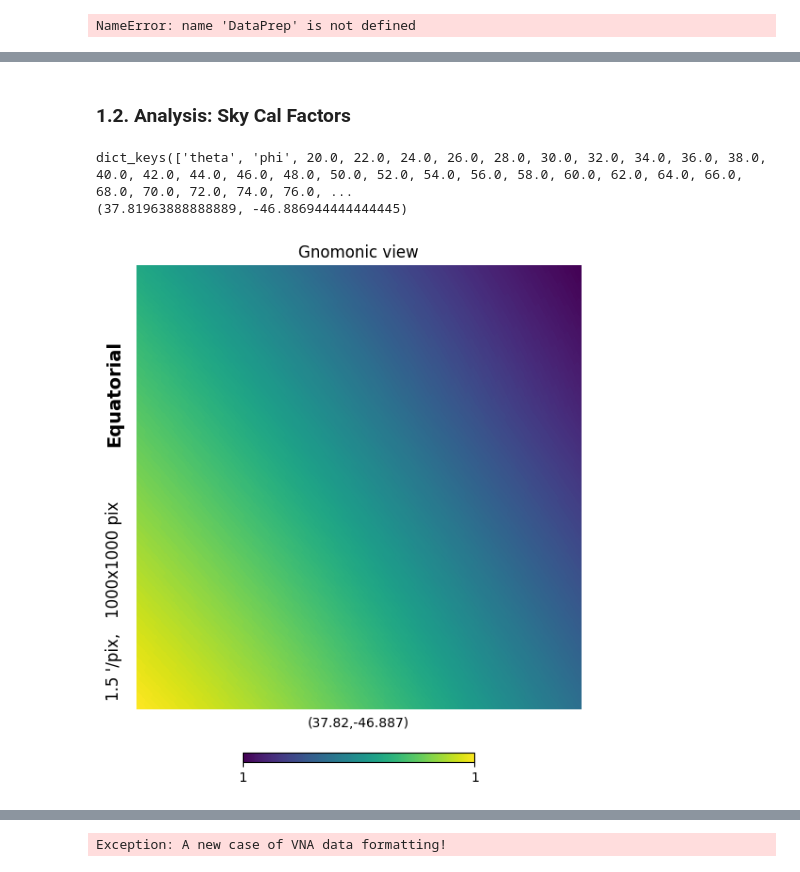
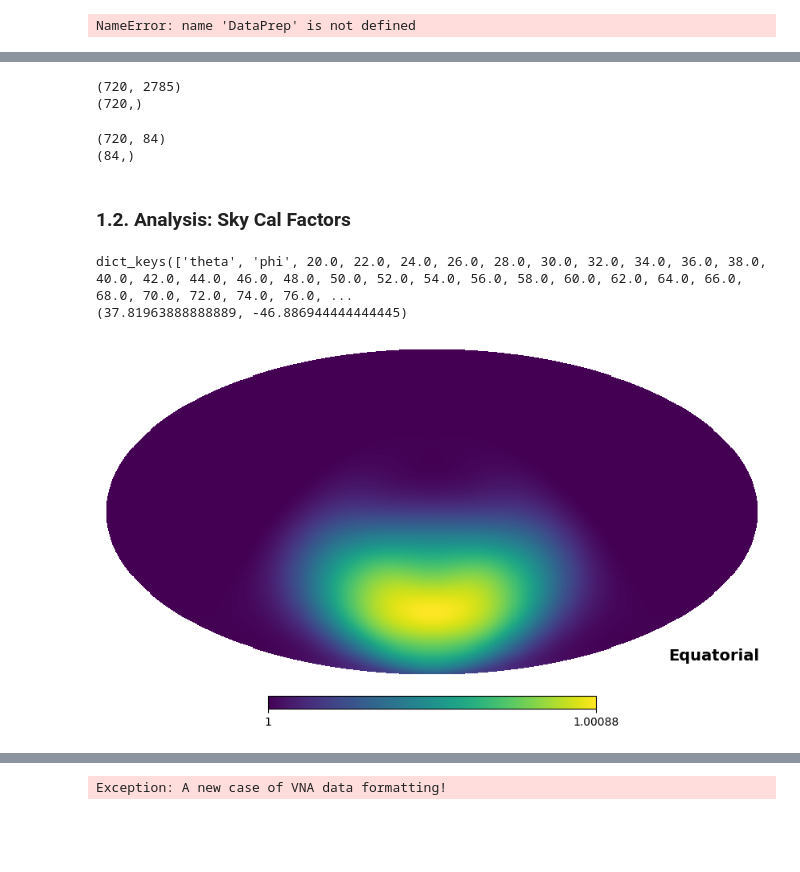
Before and after one commit to PRIZM-Experiment/prizm-calibration, a Jupyter notebook: LaurieExploration.ipynb, the cells around one changed output, grey strips where cells are left out. Drawn from its saved outputs; the diff is of its cells as text; code cells hidden in the pictures; blank space fills up the shorter version.

```diff
--- a/LaurieExploration.ipynb
+++ b/LaurieExploration.ipynb
@@ -237,3 +239,52 @@ RFI = RFI_flagging(data, lst)
+# %%
+# Optional: LST binning
+# Here we do 2 mins/bin to match the GSM data
+minperbin = 2
+RFI.lst, RFI.data, _ = lst_binning(data,lst,minperbin)
+lst = RFI.lst
+data = RFI.data
+print(data.shape)
+print(lst.shape)
+# %% [output]
+(720, 2785)
+(720,)
+# %%
+# Optional: Frequency binning
+def freq_binning(data, freq, binsize):
+    '''
+    Bins the data into frequency bins of specified width.
+
+    Parameters
+    ---------
+    data: data unbinned in frequency
+    freq: current frequency array corresponding to data, currently unused
+    binsize: desired bin size for the binned data in MHz. Currently, works best for binsize=2.
+
+    Note
+    ----
+    The frequency bins are only from 32 to 198 MHz due to boundary conditions. Subject to change.
+    '''
+
+    freqlow = np.arange(31, 200 - binsize / 2, binsize)
+    freqhigh = np.arange(31 + binsize, 199 + binsize, binsize)
+    freq_bin = (freqlow + freqhigh) / 2
+    a = []
+    for k in range(len(freqlow)):
+        a.append(np.nanmean(data[:, f2i(freqlow[k]):f2i(freqhigh[k])], axis=1))
+    data_binned = np.array(a).T
+
+    return data_binned, freq_bin
+
+# By default the data is in 4096 bins from 0 to 250 MHz, so ~250/4096=0.061 MHz bins.
+# Binning down to 2 MHz for now because that's the default gsm code setting, subject to change.
+RFI.data, RFI.freq = freq_binning(data=data,freq=RFI.freq,binsize=2)
+freq = RFI.freq
+data = RFI.data
+print(data.shape)
+print(freq.shape)
+# %% [output]
+(720, 84)
+(84,)
 # %% [markdown]
 ### 1.2. Analysis: Sky Cal Factors
 # %%
@@ -252,33 +303,35 @@ import healpy as hp
 
 def dms_to_ddd(degree,arcmin,arcsec,direction):
     '''
     Function converts from degree,arcmin,arcsec to decimal degree coordinates.
 
     Parameters
     -----------
     direction: cardinal direction that your dms is in, one of: 'N', 'S', 'E', 'W'.
     '''
 
     if direction == 'S' or direction == 'W':
         sign = -1
     elif direction == 'N' or direction == 'E':
         sign = +1
     else:
         print('Invalid cardinal direction given.')
         # change this to raiseWarning eventually
 
     arcmin_per_degree = 60
     arcsec_per_degree = 3600
     degree_decimal = sign*(degree+arcmin/arcmin_per_degree+arcsec/arcsec_per_degree)
 
     return degree_decimal
 
 print(g.healpy_beam.keys())
 site_coords = (dms_to_ddd(37,49,10.7,'E'),dms_to_ddd(46,53,13,'S')) # in degrees
 print(site_coords)
-hp.visufunc.gnomview(10**(g.healpy_beam[100.0]/10),coord='C',rot=site_coords,xsize=1000)
+hp.visufunc.mollview(10**(g.healpy_beam[100.0]/10),coord='C')
+plt.title('')
+plt.show()
 # %% [output]
 dict_keys(['theta', 'phi', 20.0, 22.0, 24.0, 26.0, 28.0, 30.0, 32.0, 34.0, 36.0, 38.0, 40.0, 42.0, 44.0, 46.0, 48.0, 50.0, 52.0, 54.0, 56.0, 58.0, 60.0, 62.0, 64.0, 66.0, 68.0, 70.0, 72.0, 74.0, 76.0, ...
 (37.81963888888889, -46.886944444444445)
-[figure, old version]
+[figure, new version]
 # %%
```
Also changed, not shown: parts of 18 cells of this notebook, 6 other files.
